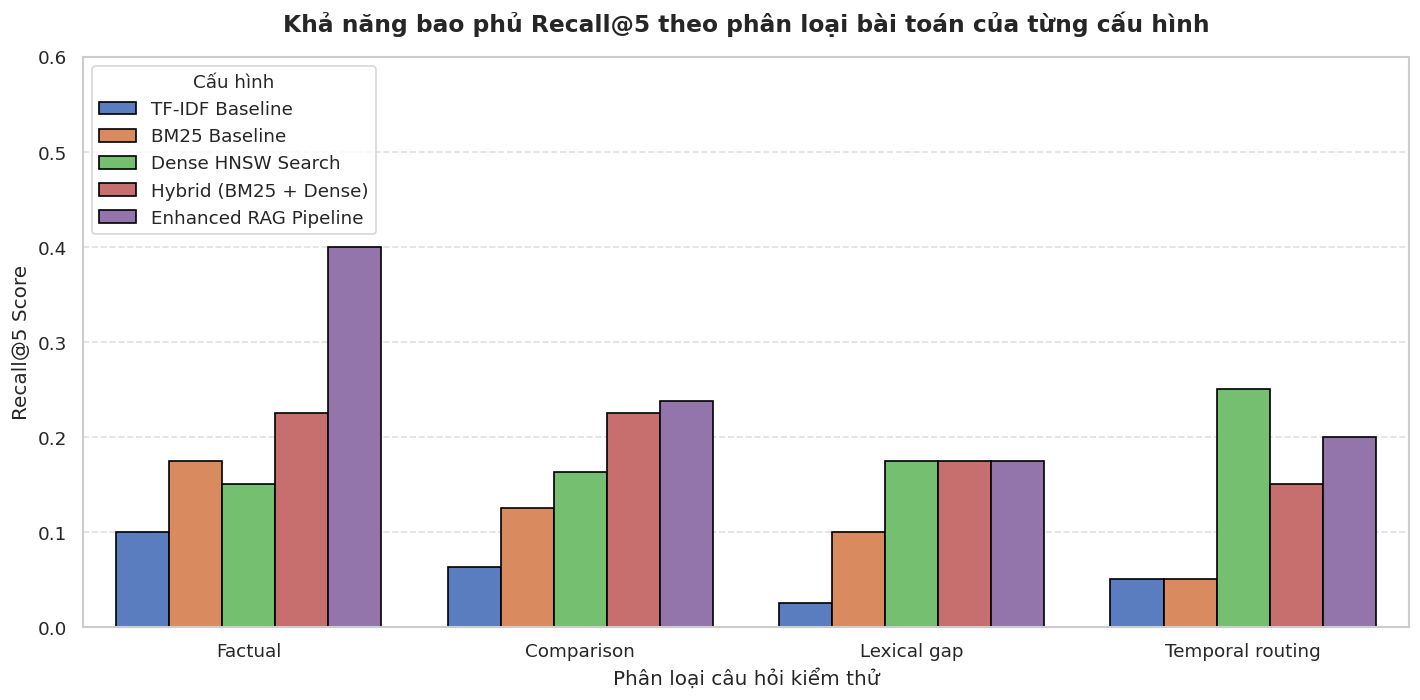
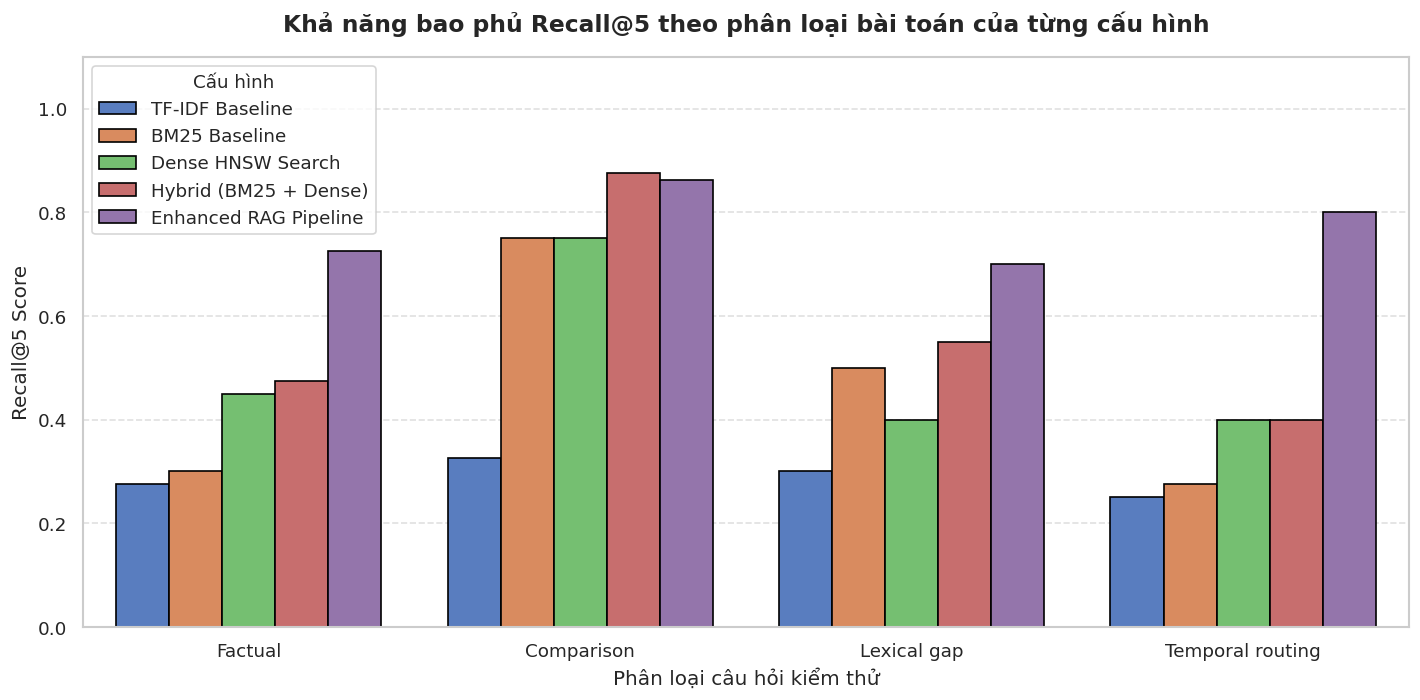
Code edit (unified diff) that turned the first committed figure into the second:
--- before
+++ after
@@ -6,5 +6,5 @@
 plt.xlabel("Phân loại câu hỏi kiểm thử", fontsize=12)
 plt.ylabel("Recall@5 Score", fontsize=12)
-plt.ylim(0, 0.6)
+plt.ylim(0, 1.1)
 plt.legend(title="Cấu hình", title_fontsize=11, loc="upper left")
 plt.grid(axis="y", linestyle="--", alpha=0.6)

Commit: docs: update ablation study results with balanced 80-query dataset